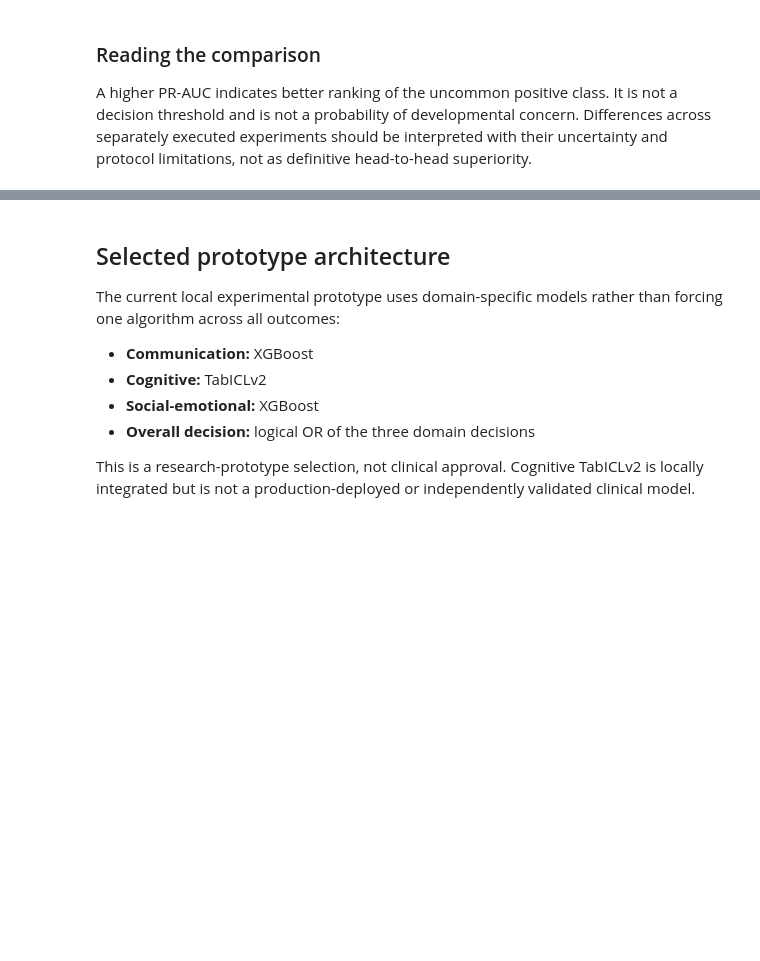
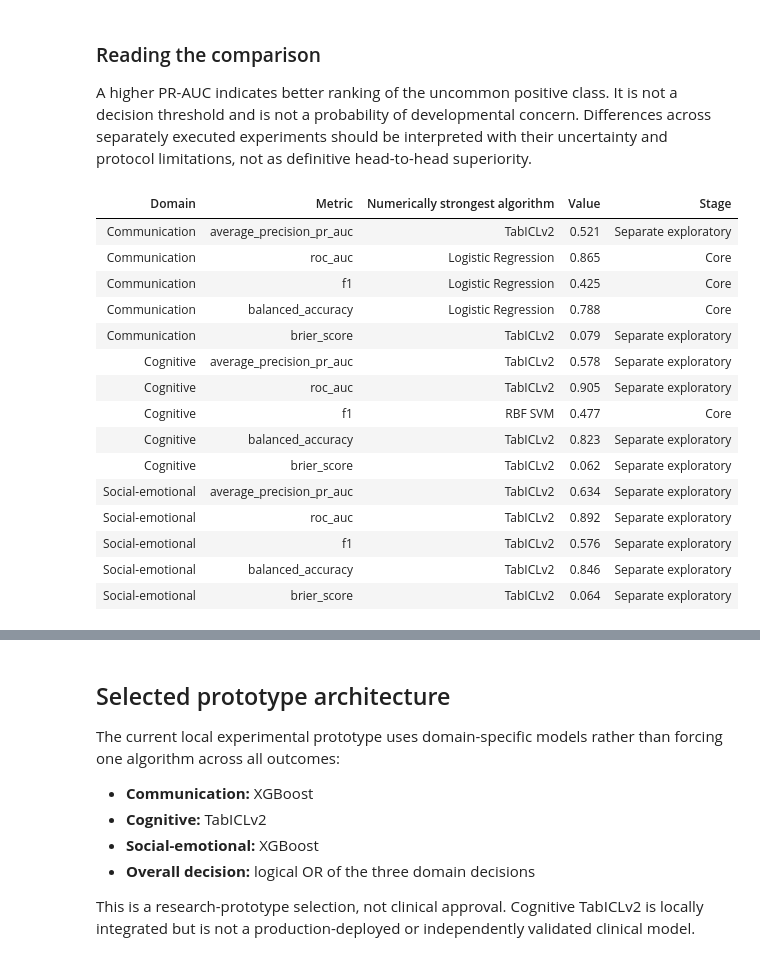
Before and after one commit to JayasankaHirimuthugodage/ResearchComponent, a Jupyter notebook: notebooks/consolidated-research-model-evaluation.ipynb, the cells around one changed output, grey strips where cells are left out. Saved outputs shown, nothing was run; the diff lists cells and outputs as text; code cells hidden in the pictures; blank space fills up the shorter version.

```diff
--- a/notebooks/consolidated-research-model-evaluation.ipynb
+++ b/notebooks/consolidated-research-model-evaluation.ipynb
@@ -125,7 +160,24 @@ A higher PR-AUC indicates better ranking of the uncommon positive class. It is n
 # %%
 best_rows = []
 for domain, group in development.groupby('Domain', sort=False):
-    for metric in ['average_precision_pr_auc', 'roc_auc', 'balanced_accuracy', 'brier_score']:
+    for metric in ['average_precision_pr_auc', 'roc_auc', 'f1', 'balanced_accuracy', 'brier_score']:
         chosen = group.loc[group[metric].idxmin() if metric == 'brier_score' else group[metric].idxmax()]
         best_rows.append({'Domain': domain, 'Metric': metric, 'Numerically strongest algorithm': chosen['Algorithm'], 'Value': chosen[metric], 'Stage': chosen['Stage']})
 display(pd.DataFrame(best_rows).style.hide(axis='index').format({'Value': '{:.3f}'}))
+# %% [output]
+| Domain | Metric | Numerically strongest algorithm | Value | Stage |
+| Communication | average_precision_pr_auc | TabICLv2 | 0.521 | Separate exploratory |
+| Communication | roc_auc | Logistic Regression | 0.865 | Core |
+| Communication | f1 | Logistic Regression | 0.425 | Core |
+| Communication | balanced_accuracy | Logistic Regression | 0.788 | Core |
+| Communication | brier_score | TabICLv2 | 0.079 | Separate exploratory |
+| Cognitive | average_precision_pr_auc | TabICLv2 | 0.578 | Separate exploratory |
+| Cognitive | roc_auc | TabICLv2 | 0.905 | Separate exploratory |
+| Cognitive | f1 | RBF SVM | 0.477 | Core |
+| Cognitive | balanced_accuracy | TabICLv2 | 0.823 | Separate exploratory |
+| Cognitive | brier_score | TabICLv2 | 0.062 | Separate exploratory |
+| Social-emotional | average_precision_pr_auc | TabICLv2 | 0.634 | Separate exploratory |
+| Social-emotional | roc_auc | TabICLv2 | 0.892 | Separate exploratory |
+| Social-emotional | f1 | TabICLv2 | 0.576 | Separate exploratory |
+| Social-emotional | balanced_accuracy | TabICLv2 | 0.846 | Separate exploratory |
+| Social-emotional | brier_score | TabICLv2 | 0.064 | Separate exploratory |
```
Also changed, not shown: parts of 12 cells of this notebook, 2 other files.
